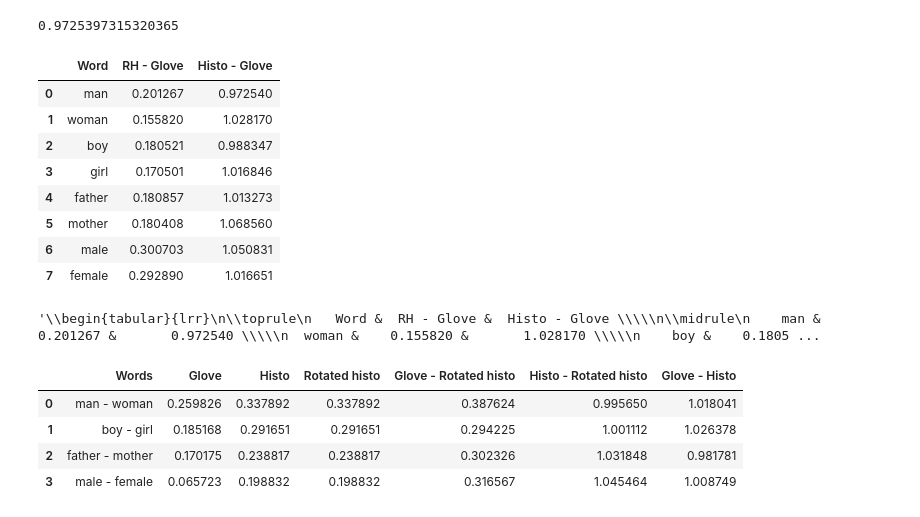
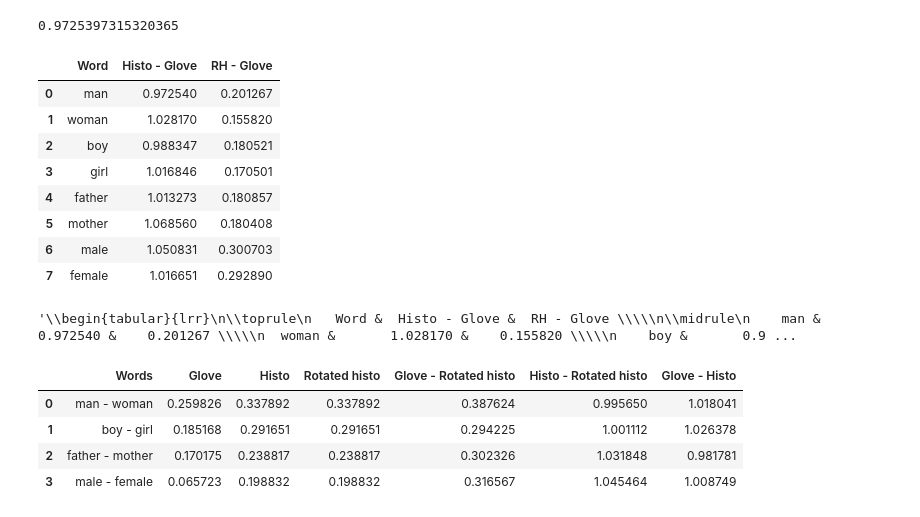
Before and after one commit to nicoloverardo/historical-events-detection, a Jupyter notebook: embcomp.ipynb, the cells around one changed output. Drawn from its saved outputs; the diff is of its cells as text; code cells hidden in the pictures.

```diff
--- a/embcomp.ipynb
+++ b/embcomp.ipynb
@@ -141,24 +141,24 @@ for w in words:
     a = EmbeddingsHandler.cosine_distance(rotated_histo[w], glove_dict[w])
     b = EmbeddingsHandler.cosine_distance(histo_dict[w], glove_dict[w])
 
-    dists.append([w, a,b])
+    dists.append([w, b, a])
 # %%
-dists_df = pd.DataFrame(dists, columns=["Word", "RH - Glove", "Histo - Glove"])
+dists_df = pd.DataFrame(dists, columns=["Word", "Histo - Glove", "RH - Glove"])
 dists_df
 # %% [output]
-|  | Word | RH - Glove | Histo - Glove |
-| 0 | man | 0.201267 | 0.972540 |
-| 1 | woman | 0.155820 | 1.028170 |
-| 2 | boy | 0.180521 | 0.988347 |
-| 3 | girl | 0.170501 | 1.016846 |
-| 4 | father | 0.180857 | 1.013273 |
-| 5 | mother | 0.180408 | 1.068560 |
-| 6 | male | 0.300703 | 1.050831 |
-| 7 | female | 0.292890 | 1.016651 |
+|  | Word | Histo - Glove | RH - Glove |
+| 0 | man | 0.972540 | 0.201267 |
+| 1 | woman | 1.028170 | 0.155820 |
+| 2 | boy | 0.988347 | 0.180521 |
+| 3 | girl | 1.016846 | 0.170501 |
+| 4 | father | 1.013273 | 0.180857 |
+| 5 | mother | 1.068560 | 0.180408 |
+| 6 | male | 1.050831 | 0.300703 |
+| 7 | female | 1.016651 | 0.292890 |
 # %%
 dists_df.to_latex(index = False)
 # %% [output]
-'\\begin{tabular}{lrr}\n\\toprule\n   Word &  RH - Glove &  Histo - Glove \\\\\n\\midrule\n    man &    0.201267 &       0.972540 \\\\\n  woman &    0.155820 &       1.028170 \\\\\n    boy &    0.1805 ...
+'\\begin{tabular}{lrr}\n\\toprule\n   Word &  Histo - Glove &  RH - Glove \\\\\n\\midrule\n    man &       0.972540 &    0.201267 \\\\\n  woman &       1.028170 &    0.155820 \\\\\n    boy &       0.9 ...
 # %%
 words = [('man', 'woman'), ('boy', 'girl'), ('father', 'mother'), ('male', 'female')]
 dfdata = []
```
